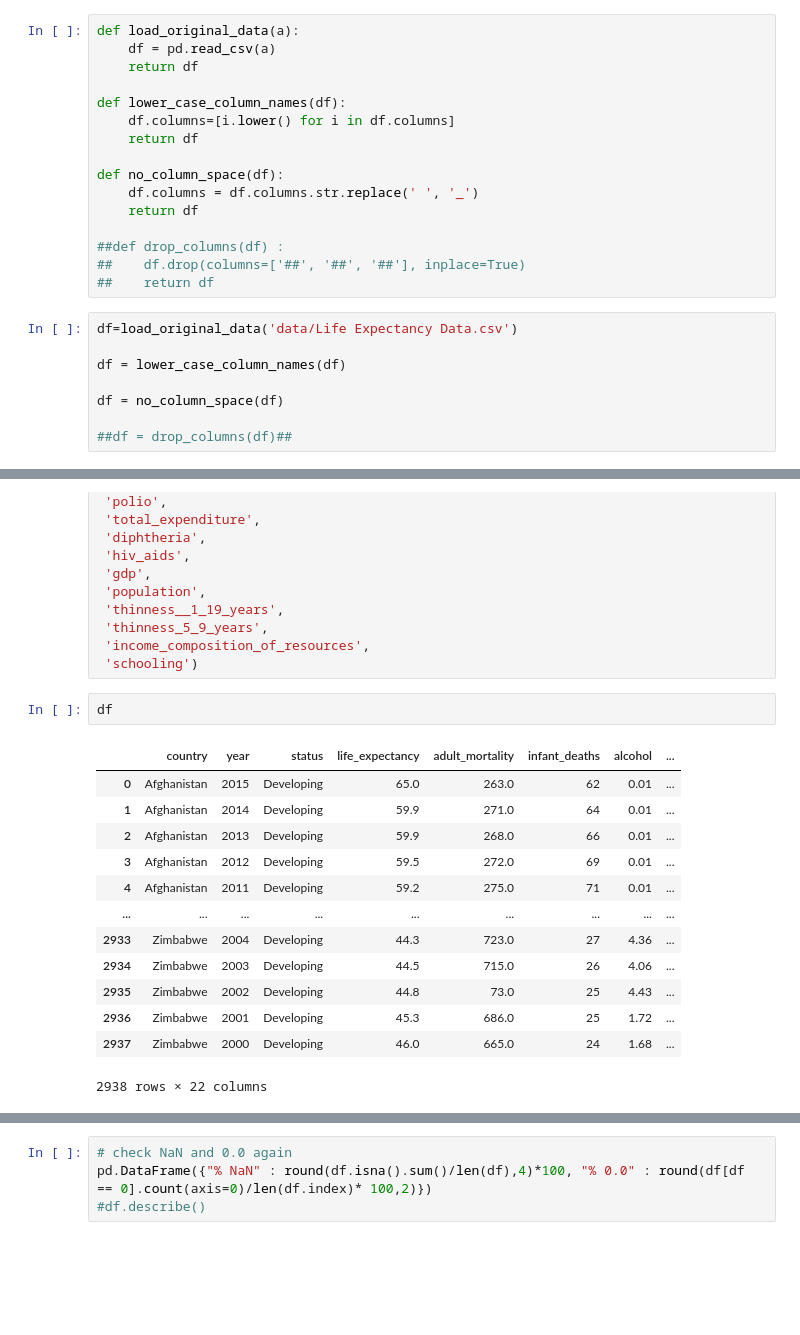
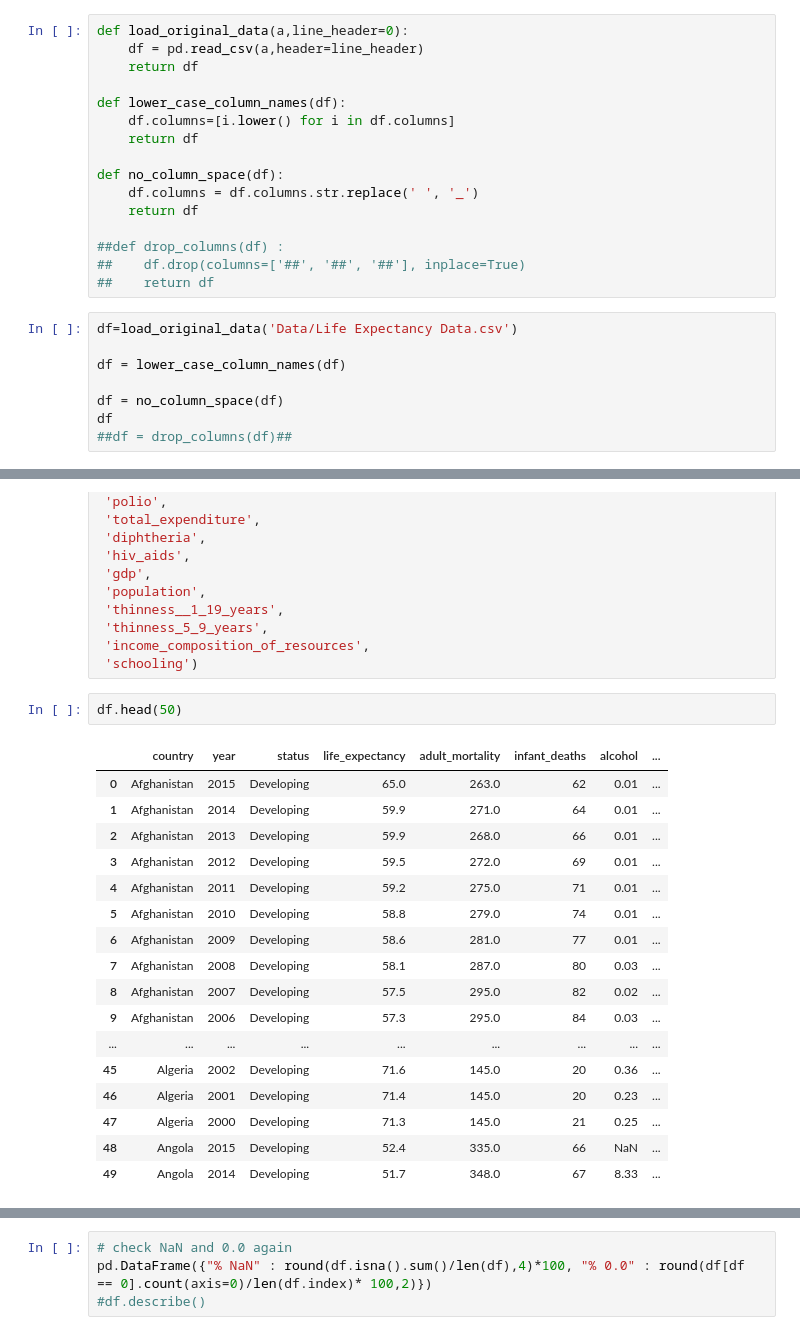
Before and after one commit to emma23579/ironhack_mid_term, a Jupyter notebook: life_expectancy_data_cleaning_Raphael.ipynb, the cells around one changed output, grey strips where cells are left out. Saved outputs shown, nothing was run; the diff lists cells and outputs as text; blank space fills up the shorter version.

```diff
--- a/life_expectancy_data_cleaning_Raphael.ipynb
+++ b/life_expectancy_data_cleaning_Raphael.ipynb
@@ -22,8 +22,8 @@ warnings.filterwarnings('ignore')
 # %% [markdown]
 # Import and concatenate files
 # %%
-def load_original_data(a):
-    df = pd.read_csv(a)
+def load_original_data(a,line_header=0):
+    df = pd.read_csv(a,header=line_header)
     return df
 
 def lower_case_column_names(df):
@@ -38,10 +38,10 @@ def no_column_space(df):
 ##    df.drop(columns=['##', '##', '##'], inplace=True)
 ##    return df
 # %%
-df=load_original_data('data/Life Expectancy Data.csv')
+df=load_original_data('Data/Life Expectancy Data.csv')
 
 df = lower_case_column_names(df)
 
 df = no_column_space(df)
-
+df
 ##df = drop_columns(df)##
@@ -69,18 +90,22 @@ df.columns = ('country',
  'income_composition_of_resources',
  'schooling')
 # %%
-df
+df.head(50)
 # %% [output]
 |  | country | year | status | life_expectancy | adult_mortality | infant_deaths | alcohol | ... |
 | 0 | Afghanistan | 2015 | Developing | 65.0 | 263.0 | 62 | 0.01 | ... |
 | 1 | Afghanistan | 2014 | Developing | 59.9 | 271.0 | 64 | 0.01 | ... |
 | 2 | Afghanistan | 2013 | Developing | 59.9 | 268.0 | 66 | 0.01 | ... |
 | 3 | Afghanistan | 2012 | Developing | 59.5 | 272.0 | 69 | 0.01 | ... |
 | 4 | Afghanistan | 2011 | Developing | 59.2 | 275.0 | 71 | 0.01 | ... |
+| 5 | Afghanistan | 2010 | Developing | 58.8 | 279.0 | 74 | 0.01 | ... |
+| 6 | Afghanistan | 2009 | Developing | 58.6 | 281.0 | 77 | 0.01 | ... |
+| 7 | Afghanistan | 2008 | Developing | 58.1 | 287.0 | 80 | 0.03 | ... |
+| 8 | Afghanistan | 2007 | Developing | 57.5 | 295.0 | 82 | 0.02 | ... |
+| 9 | Afghanistan | 2006 | Developing | 57.3 | 295.0 | 84 | 0.03 | ... |
 | ... | ... | ... | ... | ... | ... | ... | ... | ... |
-| 2933 | Zimbabwe | 2004 | Developing | 44.3 | 723.0 | 27 | 4.36 | ... |
-| 2934 | Zimbabwe | 2003 | Developing | 44.5 | 715.0 | 26 | 4.06 | ... |
-| 2935 | Zimbabwe | 2002 | Developing | 44.8 | 73.0 | 25 | 4.43 | ... |
-| 2936 | Zimbabwe | 2001 | Developing | 45.3 | 686.0 | 25 | 1.72 | ... |
-| 2937 | Zimbabwe | 2000 | Developing | 46.0 | 665.0 | 24 | 1.68 | ... |
+| 45 | Algeria | 2002 | Developing | 71.6 | 145.0 | 20 | 0.36 | ... |
+| 46 | Algeria | 2001 | Developing | 71.4 | 145.0 | 20 | 0.23 | ... |
+| 47 | Algeria | 2000 | Developing | 71.3 | 145.0 | 21 | 0.25 | ... |
+| 48 | Angola | 2015 | Developing | 52.4 | 335.0 | 66 | NaN | ... |
+| 49 | Angola | 2014 | Developing | 51.7 | 348.0 | 67 | 8.33 | ... |
-2938 rows × 22 columns
```
Also changed, not shown: parts of 19 cells of this notebook.
